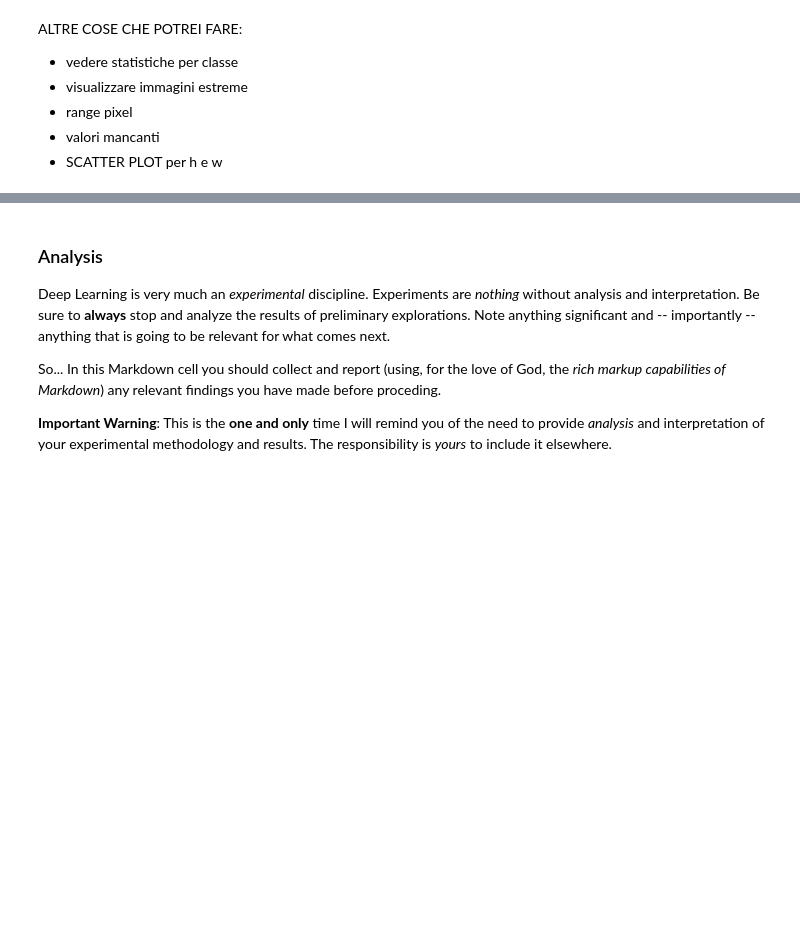
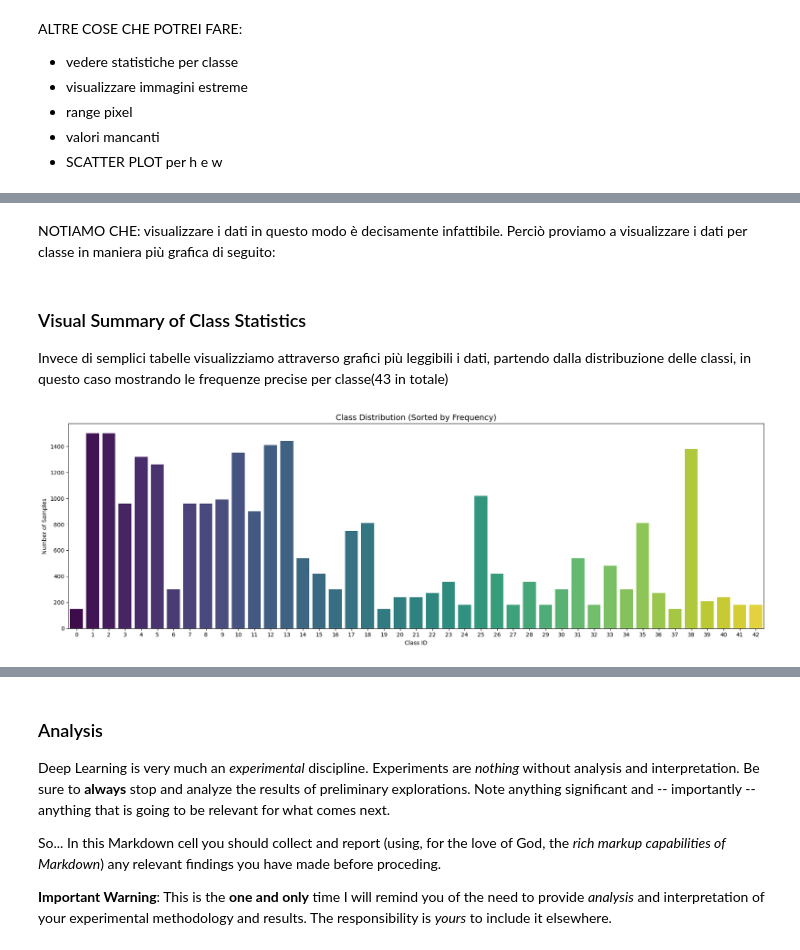
Before and after one commit to TommyyPasto/DLA-course-repo, a Jupyter notebook: Lab 1/DLA-Lab1.ipynb, the cells around one changed output, grey strips where cells are left out. Saved outputs shown, nothing was run; the diff lists cells and outputs as text; code cells hidden in the pictures; blank space fills up the shorter version.

Commit message:
Aggiunte statistiche per classe. Iniziata data augmentation(che si prevede finirà comunque per essere molto basilare)

```diff
--- a/Lab 1/DLA-Lab1.ipynb
+++ b/Lab 1/DLA-Lab1.ipynb
@@ -261,0 +335,24 @@ ALTRE COSE CHE POTREI FARE:
+# %% [markdown]
+NOTIAMO CHE: visualizzare i dati in questo modo è decisamente infattibile. Perciò proviamo a visualizzare i dati per classe in maniera più grafica di seguito:
+# %% [markdown]
+### Visual Summary of Class Statistics
+
+Invece di semplici tabelle visualizziamo attraverso grafici più leggibili i dati, partendo dalla distribuzione delle classi, in questo caso mostrando le frequenze precise per classe(43 in totale)
+# %%
+import seaborn as sns
+import matplotlib.pyplot as plt
+
+fig, axes = plt.subplots(1,1, figsize=(18, 6))
+
+# 1. Class Distribution (Sorted)
+class_counts = df_stats['CLS'].value_counts().sort_values(ascending=False)
+sns.barplot(x=class_counts.index, y=class_counts.values, palette='viridis', hue=class_counts.index, legend=False)
+axes.set_title('Class Distribution (Sorted by Frequency)', fontsize=14)
+axes.set_xlabel('Class ID')
+axes.set_ylabel('Number of Samples')
+
+
+plt.tight_layout()
+plt.show()
+# %% [output]
+[figure, added]
```
Also changed, not shown: parts of 19 cells of this notebook.
